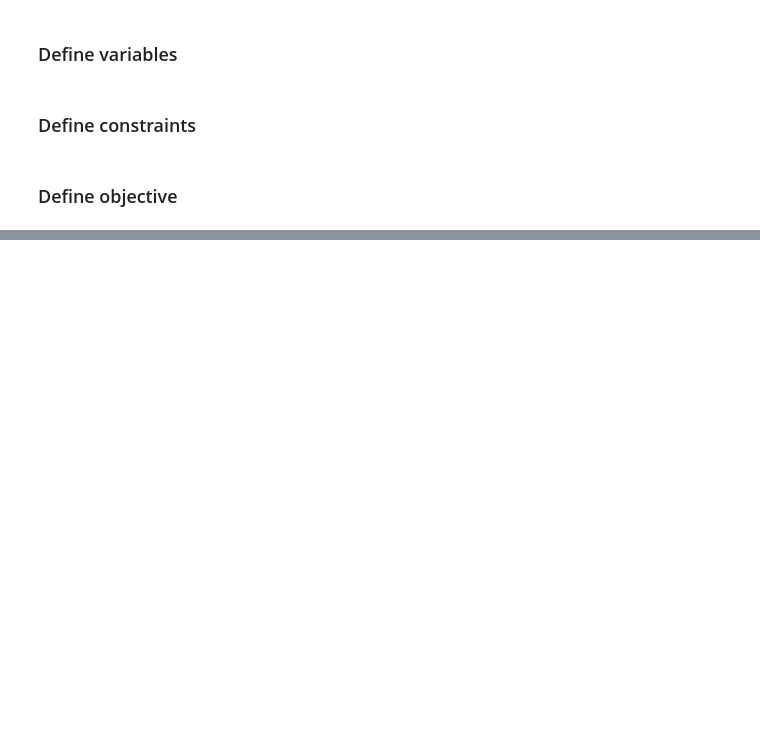
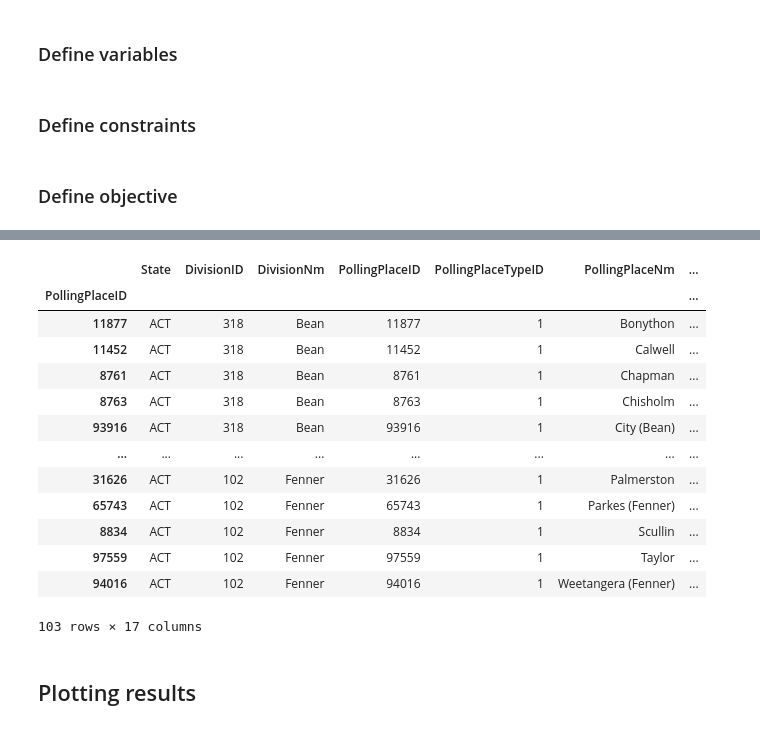
Before and after one commit to RachelBunder/gerrymandering_australia, a Jupyter notebook: explore/ip.ipynb, the cells around one changed output, grey strips where cells are left out. Drawn from its saved outputs; the diff is of its cells as text; code cells hidden in the pictures; blank space fills up the shorter version.

Commit message:
Act assignment constraints working

```diff
--- a/explore/ip.ipynb
+++ b/explore/ip.ipynb
@@ -59,24 +78,37 @@ z = solver.NumVar(0, solver.infinity(), 'z')  # continuous variable
 # %% [markdown]
 ### Define variables
 # %%
-num_divisions = 10
-num_voronoi = len(nsw_data)
+num_divisions = 2
+booth_list = nsw_data["PollingPlaceID"].unique()
+num_voronoi = len(booth_list)
 # %%
 
 x = {}
 for v in range(num_voronoi):
     for d in range(num_divisions):
-        x[v, d] = solver.IntVar(0, 1, "")
+        x[v, d] = solver.IntVar(0, 1, f"x_{v}_{d}")
 # %% [markdown]
 ### Define constraints
 # %%
-# Assignment constraints
-for v in range(num_voronoi):
-    model.add(solver.sum(x[v,d] for d in range(num_divisions)) == 1)
+# # Assignment constraints
+# for v in range(num_voronoi):
+#     solver.Add(solver.sum(x[v,d] for d in range(num_divisions)) == 1)
 
 
+# for d in range(num_divisions):
+#     solver.Add(solver.sum(x[v,d] for v in range(num_voronoi)) > 1)
+
+# Each booth can only be in one division
+for v in range(num_voronoi):
+    # constraint = solver.RowConstraint(1, 1, "")
+    constraint_expr = [x[v, d] for d in range(num_divisions)]
+    solver.Add(sum(constraint_expr) == 1)
+
+# There must be at least one booth in each division
 for d in range(num_divisions):
-    model.add(solver.sum(x[v,d] for v in range(num_voronoi)) > 1)
+    # constraint = solver.RowConstraint(1, 1, "")
+    constraint_expr = [x[v, d] for v in range(num_voronoi)]
+    solver.Add(sum(constraint_expr) >= 1)
 # %% [markdown]
 ### Define objective
 # %%
@@ -91,0 +156,4 @@ status = solver.Solve()
+# %%
+booth_allocation = pd.Series({polling_place_id:d for v, polling_place_id in enumerate(booth_list) for d in range(num_divisions) if  x[v,d].solution_value()==1})
+
+booth_allocation
@@ -91,0 +173,22 @@ status = solver.Solve()
+# %%
+plot_data = nsw_data.set_index("PollingPlaceID", drop=False)
+plot_data["division"] = booth_allocation
+
+plot_data
+# %% [output]
+|  | State | DivisionID | DivisionNm | PollingPlaceID | PollingPlaceTypeID | PollingPlaceNm | ... |
+| PollingPlaceID |  |  |  |  |  |  | ... |
+| 11877 | ACT | 318 | Bean | 11877 | 1 | Bonython | ... |
+| 11452 | ACT | 318 | Bean | 11452 | 1 | Calwell | ... |
+| 8761 | ACT | 318 | Bean | 8761 | 1 | Chapman | ... |
+| 8763 | ACT | 318 | Bean | 8763 | 1 | Chisholm | ... |
+| 93916 | ACT | 318 | Bean | 93916 | 1 | City (Bean) | ... |
+| ... | ... | ... | ... | ... | ... | ... | ... |
+| 31626 | ACT | 102 | Fenner | 31626 | 1 | Palmerston | ... |
+| 65743 | ACT | 102 | Fenner | 65743 | 1 | Parkes (Fenner) | ... |
+| 8834 | ACT | 102 | Fenner | 8834 | 1 | Scullin | ... |
+| 97559 | ACT | 102 | Fenner | 97559 | 1 | Taylor | ... |
+| 94016 | ACT | 102 | Fenner | 94016 | 1 | Weetangera (Fenner) | ... |
+103 rows × 17 columns
+# %% [markdown]
+## Plotting results
```
Also changed, not shown: parts of 7 cells of this notebook.
